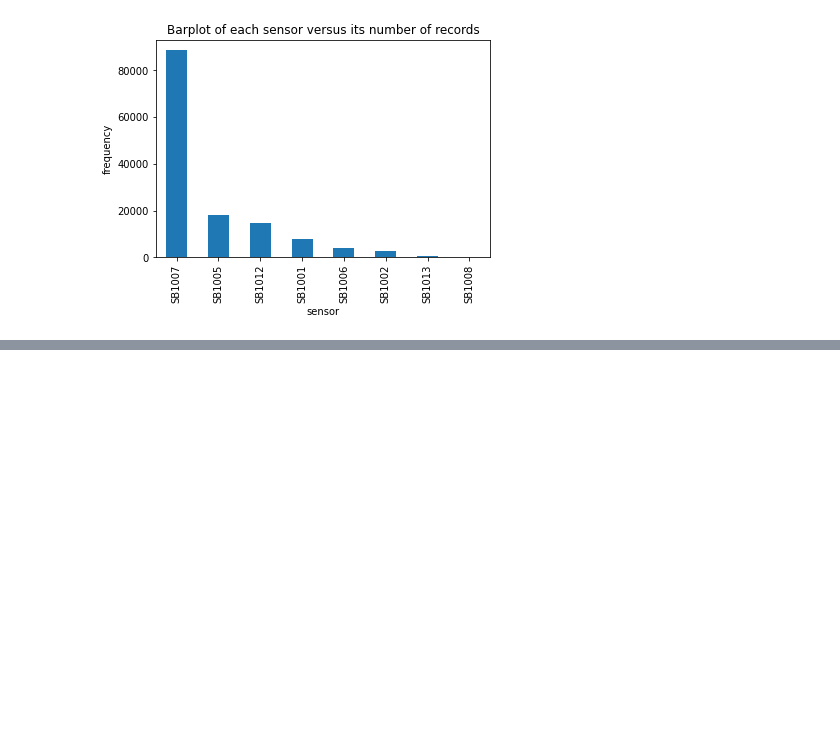
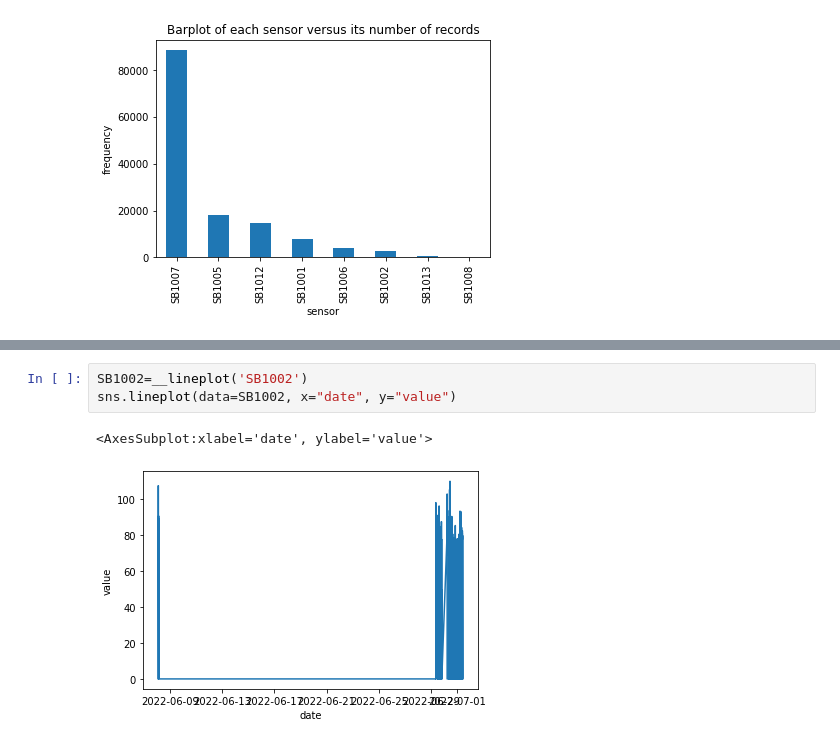
Before and after one commit to wendytim4/SENSOR-METRICS-ANALYSIS, a Jupyter notebook: analysis.ipynb, the cells around one changed output, grey strips where cells are left out. Drawn from its saved outputs; the diff is of its cells as text; blank space fills up the shorter version.

```diff
--- a/analysis.ipynb
+++ b/analysis.ipynb
@@ -39,0 +67,6 @@ plt.show()
+# %%
+SB1002=__lineplot('SB1002')
+sns.lineplot(data=SB1002, x="date", y="value")
+# %% [output]
+<AxesSubplot:xlabel='date', ylabel='value'>
+[figure, added]
```
Also changed, not shown: parts of 15 cells of this notebook, 1 other file.
